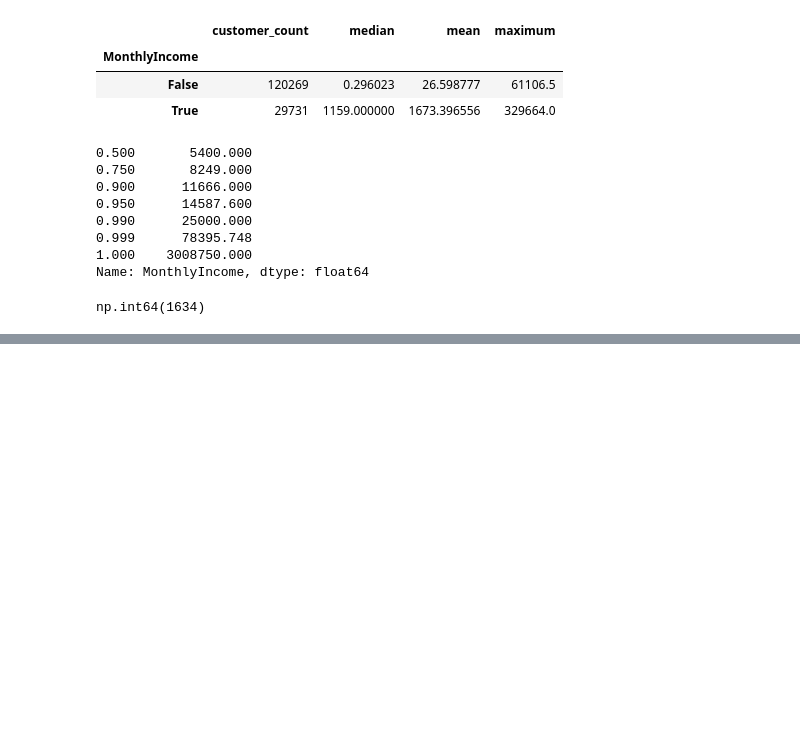
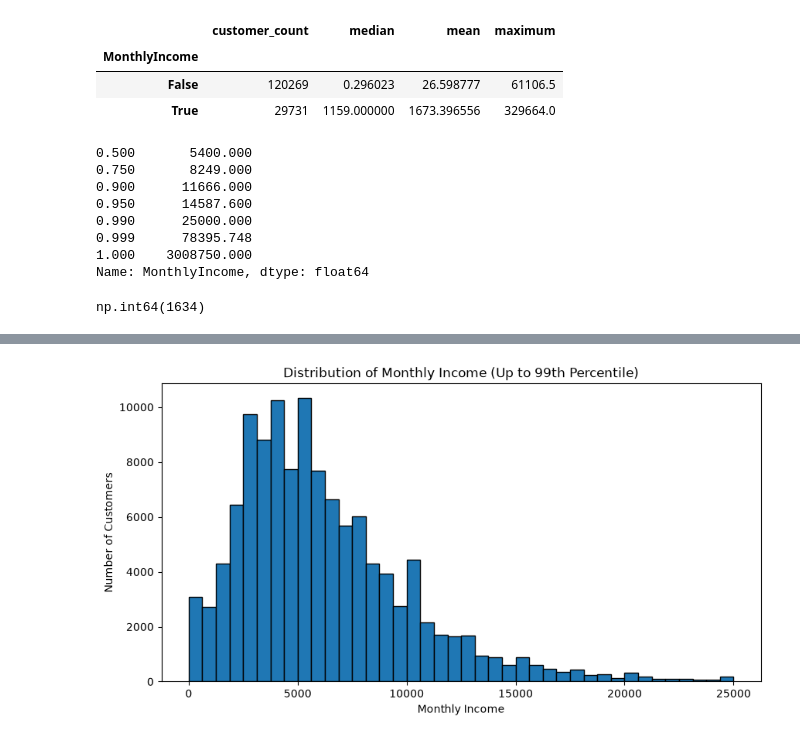
Before and after one commit to jihad-islam/CodeAlpha_CreditScoringModel, a Jupyter notebook: notebooks/01_data_understanding.ipynb, the cells around one changed output, grey strips where cells are left out. Saved outputs shown, nothing was run; the diff lists cells and outputs as text; code cells hidden in the pictures; blank space fills up the shorter version.

```diff
--- a/notebooks/01_data_understanding.ipynb
+++ b/notebooks/01_data_understanding.ipynb
@@ -279,0 +296,18 @@ np.int64(1634)
+# %%
+income_99 = df["MonthlyIncome"].quantile(0.99)
+
+plt.figure(figsize=(10, 5))
+
+plt.hist(
+    df.loc[df["MonthlyIncome"] <= income_99, "MonthlyIncome"].dropna(),
+    bins=40,
+    edgecolor="black"
+)
+
+plt.title("Distribution of Monthly Income (Up to 99th Percentile)")
+plt.xlabel("Monthly Income")
+plt.ylabel("Number of Customers")
+
+plt.show()
+# %% [output]
+[figure, added]
```
Also changed, not shown: parts of 19 cells of this notebook.
